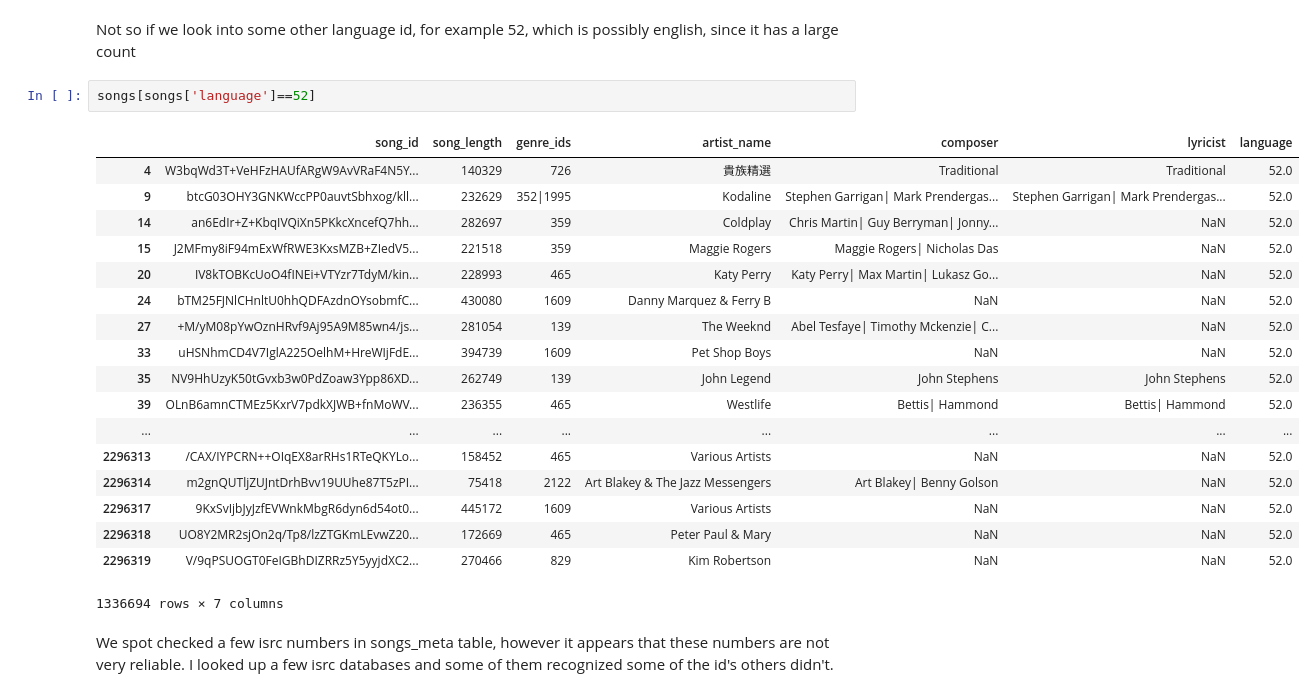
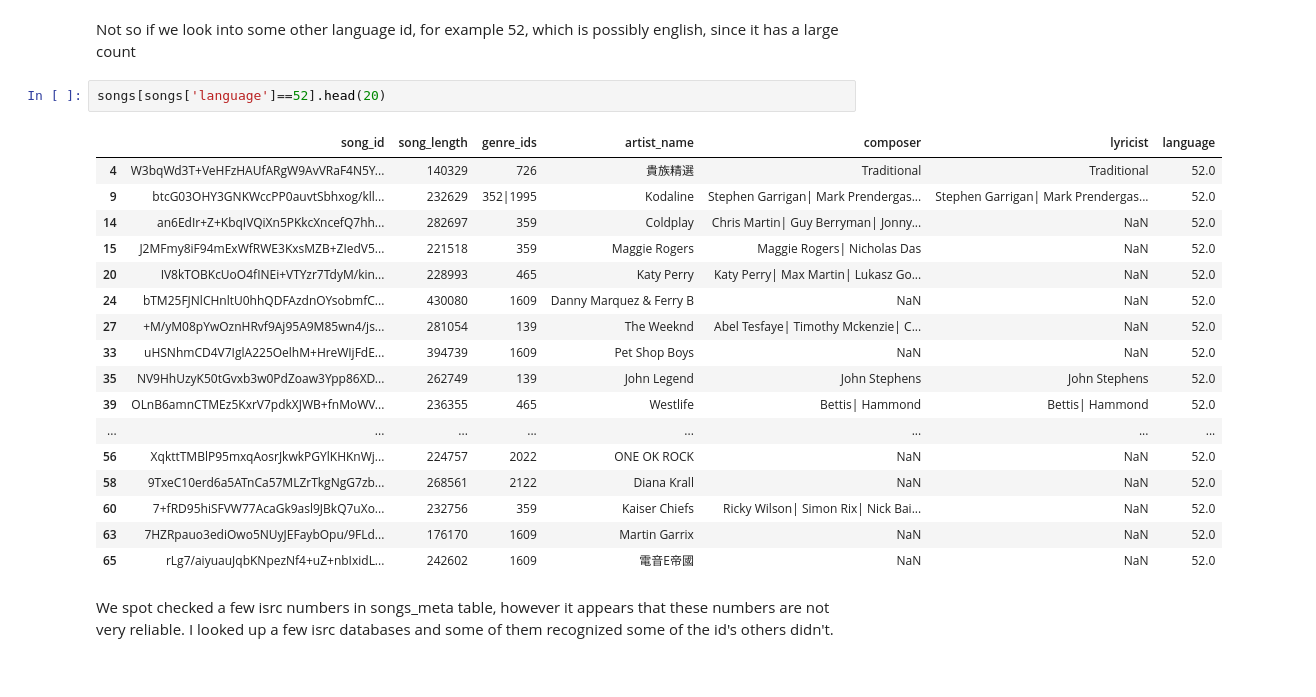
Before and after one commit to pravarmahajan/WSDM-Challenge, a Jupyter notebook: EDA.ipynb, the cells around one changed output. Cells and saved outputs as stored; diff of their text form.

```diff
--- a/EDA.ipynb
+++ b/EDA.ipynb
@@ -240,26 +239,25 @@ songs[songs['language']==-1]
 # %% [markdown]
 Not so if we look into some other language id, for example 52, which is possibly english, since it has a large count
 # %%
-songs[songs['language']==52]
+songs[songs['language']==52].head(20)
 # %% [output]
 |  | song_id | song_length | genre_ids | artist_name | composer | lyricist | language |
 | 4 | W3bqWd3T+VeHFzHAUfARgW9AvVRaF4N5Y... | 140329 | 726 | 貴族精選 | Traditional | Traditional | 52.0 |
 | 9 | btcG03OHY3GNKWccPP0auvtSbhxog/kll... | 232629 | 352|1995 | Kodaline | Stephen Garrigan| Mark Prendergas... | Stephen Garrigan| Mark Prendergas... | 52.0 |
 | 14 | an6EdIr+Z+KbqIVQiXn5PKkcXncefQ7hh... | 282697 | 359 | Coldplay | Chris Martin| Guy Berryman| Jonny... | NaN | 52.0 |
 | 15 | J2MFmy8iF94mExWfRWE3KxsMZB+ZIedV5... | 221518 | 359 | Maggie Rogers | Maggie Rogers| Nicholas Das | NaN | 52.0 |
 | 20 | IV8kTOBKcUoO4fINEi+VTYzr7TdyM/kin... | 228993 | 465 | Katy Perry | Katy Perry| Max Martin| Lukasz Go... | NaN | 52.0 |
 | 24 | bTM25FJNlCHnltU0hhQDFAzdnOYsobmfC... | 430080 | 1609 | Danny Marquez & Ferry B | NaN | NaN | 52.0 |
 | 27 | +M/yM08pYwOznHRvf9Aj95A9M85wn4/js... | 281054 | 139 | The Weeknd | Abel Tesfaye| Timothy Mckenzie| C... | NaN | 52.0 |
 | 33 | uHSNhmCD4V7IglA225OelhM+HreWIjFdE... | 394739 | 1609 | Pet Shop Boys | NaN | NaN | 52.0 |
 | 35 | NV9HhUzyK50tGvxb3w0PdZoaw3Ypp86XD... | 262749 | 139 | John Legend | John Stephens | John Stephens | 52.0 |
 | 39 | OLnB6amnCTMEz5KxrV7pdkXJWB+fnMoWV... | 236355 | 465 | Westlife | Bettis| Hammond | Bettis| Hammond | 52.0 |
 | ... | ... | ... | ... | ... | ... | ... | ... |
-| 2296313 | /CAX/IYPCRN++OIqEX8arRHs1RTeQKYLo... | 158452 | 465 | Various Artists | NaN | NaN | 52.0 |
-| 2296314 | m2gnQUTljZUJntDrhBvv19UUhe87T5zPI... | 75418 | 2122 | Art Blakey & The Jazz Messengers | Art Blakey| Benny Golson | NaN | 52.0 |
-| 2296317 | 9KxSvIjbJyJzfEVWnkMbgR6dyn6d54ot0... | 445172 | 1609 | Various Artists | NaN | NaN | 52.0 |
-| 2296318 | UO8Y2MR2sjOn2q/Tp8/lzZTGKmLEvwZ20... | 172669 | 465 | Peter Paul & Mary | NaN | NaN | 52.0 |
-| 2296319 | V/9qPSUOGT0FeIGBhDIZRRz5Y5yyjdXC2... | 270466 | 829 | Kim Robertson | NaN | NaN | 52.0 |
+| 56 | XqkttTMBlP95mxqAosrJkwkPGYlKHKnWj... | 224757 | 2022 | ONE OK ROCK | NaN | NaN | 52.0 |
+| 58 | 9TxeC10erd6a5ATnCa57MLZrTkgNgG7zb... | 268561 | 2122 | Diana Krall | NaN | NaN | 52.0 |
+| 60 | 7+fRD95hiSFVW77AcaGk9asl9JBkQ7uXo... | 232756 | 359 | Kaiser Chiefs | Ricky Wilson| Simon Rix| Nick Bai... | NaN | 52.0 |
+| 63 | 7HZRpauo3ediOwo5NUyJEFaybOpu/9FLd... | 176170 | 1609 | Martin Garrix | NaN | NaN | 52.0 |
+| 65 | rLg7/aiyuauJqbKNpezNf4+uZ+nbIxidL... | 242602 | 1609 | 電音E帝國 | NaN | NaN | 52.0 |
-1336694 rows × 7 columns
 # %% [markdown]
 We spot checked a few isrc numbers in songs_meta table, however it appears that these numbers are not very reliable. I looked up a few isrc databases and some of them recognized some of the id's others didn't.
 # %%
```
Also changed, not shown: parts of 2 cells of this notebook.
